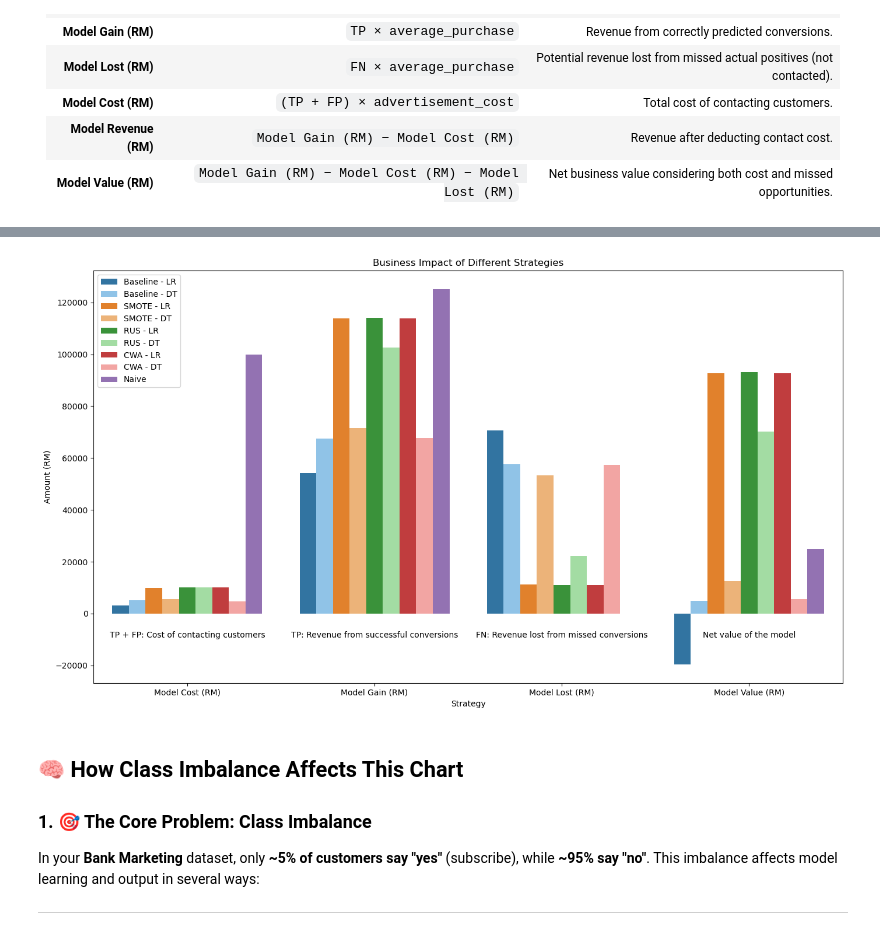
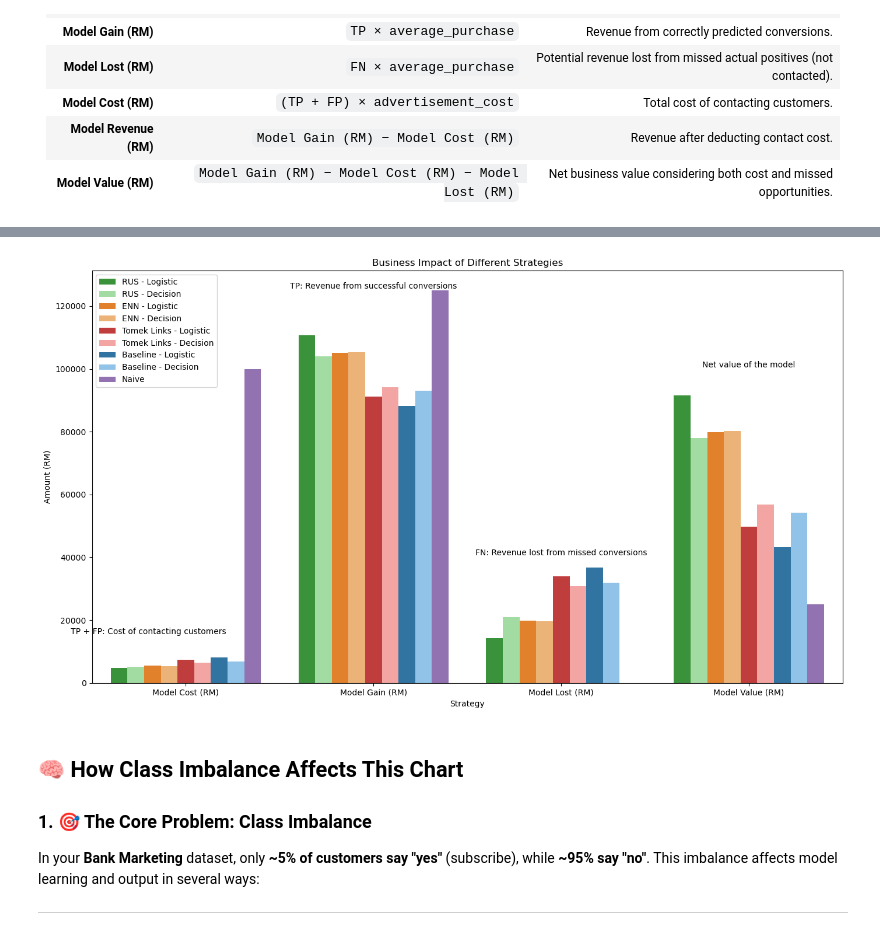
Before and after one commit to hathimazman/MachineLearning_Project2, a Jupyter notebook: Project.ipynb, the cells around one changed output, grey strips where cells are left out. Saved outputs shown, nothing was run; the diff lists cells and outputs as text; code cells hidden in the pictures.

```diff
--- a/Project.ipynb
+++ b/Project.ipynb
@@ -439,5 +439,5 @@ Baseline Models on Tomek Links Data:
 # %%
-enn = test_model2(X_train_enn, X_test_processed, y_train_enn, y_test)
+enn = test_model(X_train_enn, X_test_processed, y_train_enn, y_test)
 print("ENN Models on ENN Data:")
 enn
 # %% [output]
@@ -452,6 +452,6 @@ CWA Models on ENN Data:
 # %%
 # Combine only RUS, ENN, and Tomek Links results into a single DataFrame
-all_results = pd.concat([rus, enn, tomek], keys=['RUS', 'ENN', 'Tomek Links'])
+all_results = pd.concat([baseline, rus, enn, tomek], keys=['Baseline','RUS', 'ENN', 'Tomek Links'])
 
 # Unpivot the DataFrame for better readability
 all_results = all_results.stack().reset_index()
@@ -646,8 +632,8 @@ In direct marketing campaigns such as telebanking, contacting every customer can
 | Evaluation Metric                | F1-Score, Net Profit  | Trade-off analysis between model quality and business gain |
 # %%
 advertisement_cost = 1
-conversion_rate = 0.1
-profit_per_conversion = 50
+conversion_rate = 0.05
+profit_per_conversion = 25
 # %%
 # Best Selected Model
 lr = LogisticRegression(class_weight='balanced', random_state=42)
@@ -791,38 +804,39 @@ IndexError: index 32 is out of bounds for axis 0 with size 30
 # %%
 unpivoted_comparison_df = comparison_df.melt(id_vars=['Strategy', 'Total Customers', 'Contacted'],
                                               value_vars=['Model Cost (RM)', 'Model Gain (RM)', 'Model Lost (RM)', 'Model Value (RM)'],
                                               var_name='Metric', value_name='Amount (RM)')
 
 # Colour mapping for the bar plot
 colour_mapping = {
-    "Baseline - LR": '#1f77b4',  # Blue
-    "Baseline - DT": "#82c5f5", # Light Blue
-    "SMOTE - LR": '#ff7f0e',  # Orange
-    "SMOTE - DT": "#ffb366",  # Light Orange
-    "RUS - LR": '#2ca02c',  # Green
-    "RUS - DT": "#99e699",  # Light Green
-    "CWA - LR": "#d62728",  # Red
-    "CWA - DT": "#ff9896",   # Light Red
-    "Naive": "#9467bd"  # Purple
+    "Baseline - Logistic": '#1f77b4',       # Blue
+    "Baseline - Decision": "#82c5f5",       # Light Blue
+    "ENN - Logistic": '#ff7f0e',            # Orange
+    "ENN - Decision": "#ffb366",            # Light Orange
+    "RUS - Logistic": '#2ca02c',            # Green
+    "RUS - Decision": "#99e699",            # Light Green
+    "Tomek Links - Logistic": "#d62728",    # Red
+    "Tomek Links - Decision": "#ff9896",    # Light Red
+    "Naive": "#9467bd"                      # Purple
 }
+
 # Plot Strategy grouped by Model Cost, Model Gain, Model Lost and Model Value
 plt.figure(figsize=(14, 8))
 sns.barplot(data=unpivoted_comparison_df, x='Metric', y='Amount (RM)', hue='Strategy', palette=colour_mapping)
 plt.title('Business Impact of Different Strategies')
 
 # Text to indicate the relating confusion matrix metrics
-plt.text(0, -10000, 'TP + FP: Cost of contacting customers',ha='center', va='bottom')
-plt.text(1, -10000, 'TP: Revenue from successful conversions',ha='center', va='bottom')
-plt.text(2, -10000, 'FN: Revenue lost from missed conversions',ha='center', va='bottom')
-plt.text(3, -10000, 'Net value of the model',ha='center', va='bottom')
+plt.text(-0.2, 15000, 'TP + FP: Cost of contacting customers',ha='center', va='bottom')
+plt.text(1, 125000, 'TP: Revenue from successful conversions',ha='center', va='bottom')
+plt.text(2, 40000, 'FN: Revenue lost from missed conversions',ha='center', va='bottom')
+plt.text(3, 100000, 'Net value of the model',ha='center', va='bottom')
 
 plt.ylabel('Amount (RM)')
 plt.xlabel('Strategy')
 plt.legend(loc='upper left')
 plt.tight_layout()
 plt.show()
 # %% [output]
-[figure, old version]
+[figure, new version]
 # %% [markdown]
 ## 🧠 **How Class Imbalance Affects This Chart**
 
```
Also changed, not shown: parts of 13 cells of this notebook, 1 other file.
